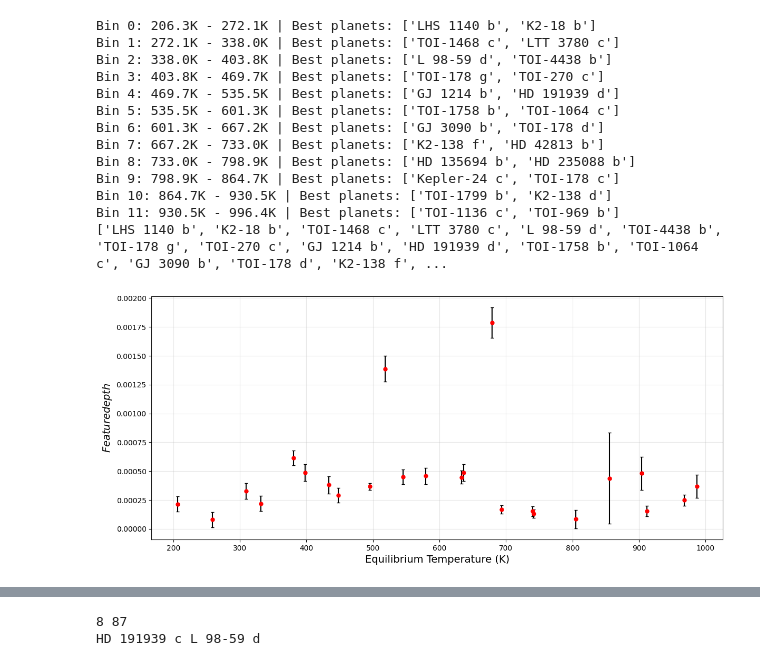
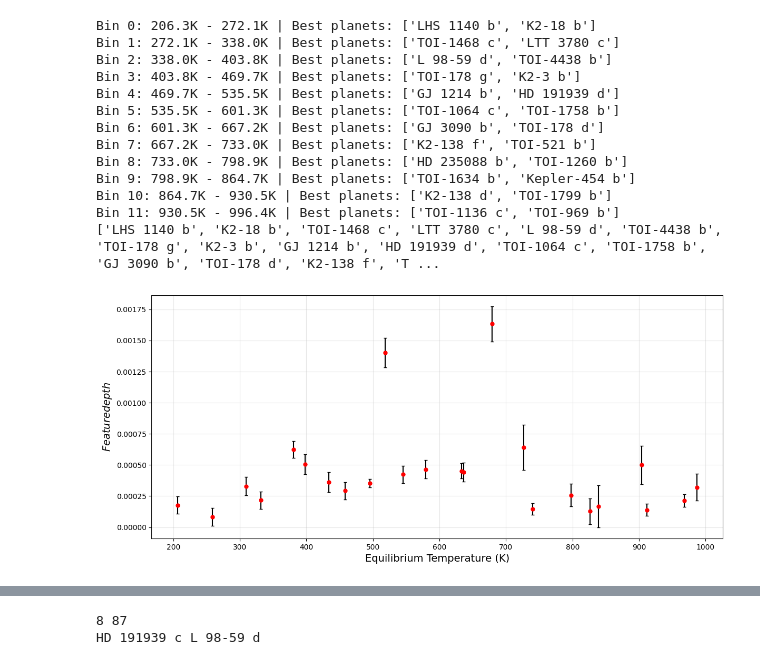
Before and after one commit to JackDavidMaher/Group-Studies---Exoplanets, a Jupyter notebook: Code/Miles_comparison_code.ipynb, the cells around one changed output, grey strips where cells are left out. Saved outputs shown, nothing was run; the diff lists cells and outputs as text; code cells hidden in the pictures.

```diff
--- a/Code/Miles_comparison_code.ipynb
+++ b/Code/Miles_comparison_code.ipynb
@@ -11,7 +11,7 @@ import pandas as pd
 import numpy as np
 import matplotlib.pyplot as plt
 
-array_1 = pd.read_csv('../Group 1 Full Loop Code/165 planets data/pandexo csv files/results20260219_172223.csv', comment='#')
+array_1 = pd.read_csv(r'C:\Users\Miles\OneDrive\Documents\uni stuff\Year 3\Group studies\Group-Studies---Exoplanets\Group 1 Full Loop Code\165 planets data\pandexo csv files\results20260212_163633.csv', comment='#')
 
 Feature_heights     = array_1.iloc[:, 3]
 Feature_heights_err = array_1.iloc[:, 4]
@@ -88,7 +88,7 @@ import pandas as pd
 import numpy as np
 import matplotlib.pyplot as plt
 
-array_1 = pd.read_csv('../Group 1 Full Loop Code/165 planets data/pandexo csv files/results20260219_172223.csv', comment='#')
+array_1 = pd.read_csv(r'C:\Users\Miles\OneDrive\Documents\uni stuff\Year 3\Group studies\Group-Studies---Exoplanets\Group 1 Full Loop Code\165 planets data\pandexo csv files\results20260212_163633.csv', comment='#')
 
 Feature_heights     = array_1.iloc[:, 3]
 Feature_heights_err = array_1.iloc[:, 4]
@@ -112,38 +112,38 @@ for i in range(Bin_number):
     else:
         mask = (T_eq > lower) & (T_eq <= upper)
 
     subset         = height_over_error[mask]
     ordered_subset = subset.sort_values(ascending=False)
 
     # Slice the top N (or fewer if the bin has less than N planets)
     top_n = ordered_subset.head(N)
 
     print(f'Bin {i}: {lower:.1f}K - {upper:.1f}K | Best planets: {[array_1.iloc[idx, 0] for idx in top_n.index]}')
 
     good_planets.extend(top_n.index.tolist())
 
 
 print(array_1.iloc[good_planets,0].tolist())  # Print planet names for all good planets
 plt.figure(figsize=(14, 6))
 plt.errorbar(array_1.iloc[good_planets, 1], array_1.iloc[good_planets, 3], array_1.iloc[good_planets, 4],
              fmt='o', markersize=5, color='red', ecolor='black', capsize=2, label='Feature bin')
 plt.xlabel('Equilibrium Temperature (K)', fontsize=14)
 plt.ylabel('$Feature depth$', fontsize=14)
 plt.grid(True, which='major', alpha=0.3, linestyle='-', linewidth=0.8)
 plt.grid(True, which='minor', alpha=0.15, linestyle=':', linewidth=0.5)
 plt.show()
 # %% [output]
 Bin 0: 206.3K - 272.1K | Best planets: ['LHS 1140 b', 'K2-18 b']
 Bin 1: 272.1K - 338.0K | Best planets: ['TOI-1468 c', 'LTT 3780 c']
 Bin 2: 338.0K - 403.8K | Best planets: ['L 98-59 d', 'TOI-4438 b']
-Bin 3: 403.8K - 469.7K | Best planets: ['TOI-178 g', 'TOI-270 c']
+Bin 3: 403.8K - 469.7K | Best planets: ['TOI-178 g', 'K2-3 b']
 Bin 4: 469.7K - 535.5K | Best planets: ['GJ 1214 b', 'HD 191939 d']
-Bin 5: 535.5K - 601.3K | Best planets: ['TOI-1758 b', 'TOI-1064 c']
+Bin 5: 535.5K - 601.3K | Best planets: ['TOI-1064 c', 'TOI-1758 b']
 Bin 6: 601.3K - 667.2K | Best planets: ['GJ 3090 b', 'TOI-178 d']
-Bin 7: 667.2K - 733.0K | Best planets: ['K2-138 f', 'HD 42813 b']
-Bin 8: 733.0K - 798.9K | Best planets: ['HD 135694 b', 'HD 235088 b']
-Bin 9: 798.9K - 864.7K | Best planets: ['Kepler-24 c', 'TOI-178 c']
-Bin 10: 864.7K - 930.5K | Best planets: ['TOI-1799 b', 'K2-138 d']
+Bin 7: 667.2K - 733.0K | Best planets: ['K2-138 f', 'TOI-521 b']
+Bin 8: 733.0K - 798.9K | Best planets: ['HD 235088 b', 'TOI-1260 b']
+Bin 9: 798.9K - 864.7K | Best planets: ['TOI-1634 b', 'Kepler-454 b']
+Bin 10: 864.7K - 930.5K | Best planets: ['K2-138 d', 'TOI-1799 b']
 Bin 11: 930.5K - 996.4K | Best planets: ['TOI-1136 c', 'TOI-969 b']
-['LHS 1140 b', 'K2-18 b', 'TOI-1468 c', 'LTT 3780 c', 'L 98-59 d', 'TOI-4438 b', 'TOI-178 g', 'TOI-270 c', 'GJ 1214 b', 'HD 191939 d', 'TOI-1758 b', 'TOI-1064 c', 'GJ 3090 b', 'TOI-178 d', 'K2-138 f', ...
+['LHS 1140 b', 'K2-18 b', 'TOI-1468 c', 'LTT 3780 c', 'L 98-59 d', 'TOI-4438 b', 'TOI-178 g', 'K2-3 b', 'GJ 1214 b', 'HD 191939 d', 'TOI-1064 c', 'TOI-1758 b', 'GJ 3090 b', 'TOI-178 d', 'K2-138 f', 'T ...
-[figure, old version]
+[figure, new version]
```
Also changed, not shown: parts of 4 cells of this notebook, 2 other files.
